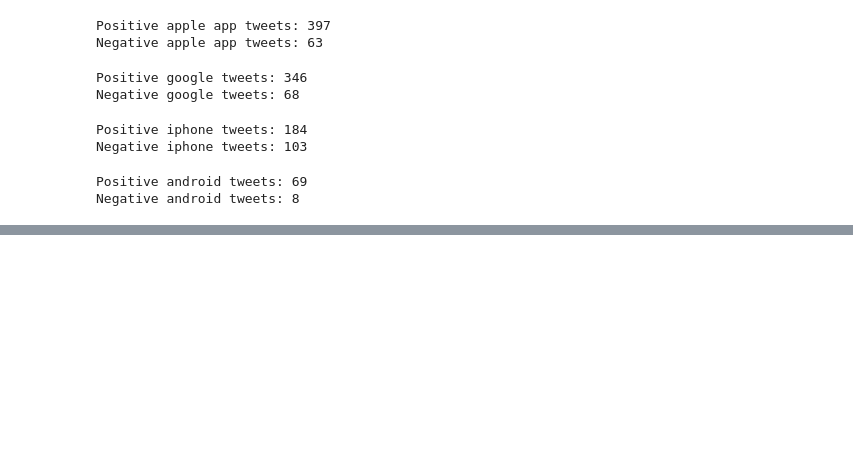
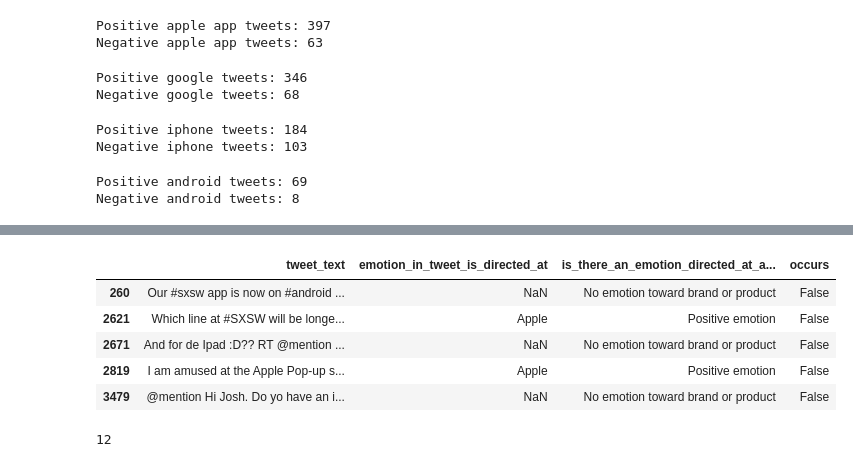
Before and after one commit to alliwar/apple_sentiment_analysis, a Jupyter notebook: alli.ipynb, the cells around one changed output, grey strips where cells are left out. Saved outputs shown, nothing was run; the diff lists cells and outputs as text; code cells hidden in the pictures; blank space fills up the shorter version.

```diff
--- a/alli.ipynb
+++ b/alli.ipynb
@@ -132,0 +147,13 @@ Negative android tweets: 8
+# %%
+from IPython.display import display, HTML
+
+df = pd.read_csv('data/judge-1377884607_tweet_product_company.csv', encoding='ISO-8859-1')
+
+re_single_quotes = r"'([a-zA-Z]+(?:[-'][a-zA-Z]+)*)'"
+
+df['occurs'] = df['tweet_text'].str.contains(re_single_quotes)
+df_filtered = df.loc[df['occurs']==True]
+
+pd.set_option('display.max_colwidth', 300)
+pd.set_option('display.width', 300)
+display(HTML(df_filtered.to_html(index=False)))
@@ -132,0 +184,18 @@ Negative android tweets: 8
+# %%
+# Fill NaN values with an empty string
+df['tweet_text'] = df['tweet_text'].fillna('')
+# %%
+# locating any row that contains ':D'
+df.loc[df['tweet_text'].str.contains('\:D', case=True, regex=True)][:5]
+# %% [output]
+|  | tweet_text | emotion_in_tweet_is_directed_at | is_there_an_emotion_directed_at_a... | occurs |
+| 260 | Our #sxsw app is now on #android ... | NaN | No emotion toward brand or product | False |
+| 2621 | Which line at #SXSW will be longe... | Apple | Positive emotion | False |
+| 2671 | And for de Ipad :D?? RT @mention ... | NaN | No emotion toward brand or product | False |
+| 2819 | I am amused at the Apple Pop-up s... | Apple | Positive emotion | False |
+| 3479 | @mention Hi Josh. Do yo have an i... | NaN | No emotion toward brand or product | False |
+# %%
+grin = df.loc[df['tweet_text'].str.contains('\:D', case=True, regex=True)]
+len(grin)
+# %% [output]
+12
```
Also changed, not shown: parts of 30 cells of this notebook.
